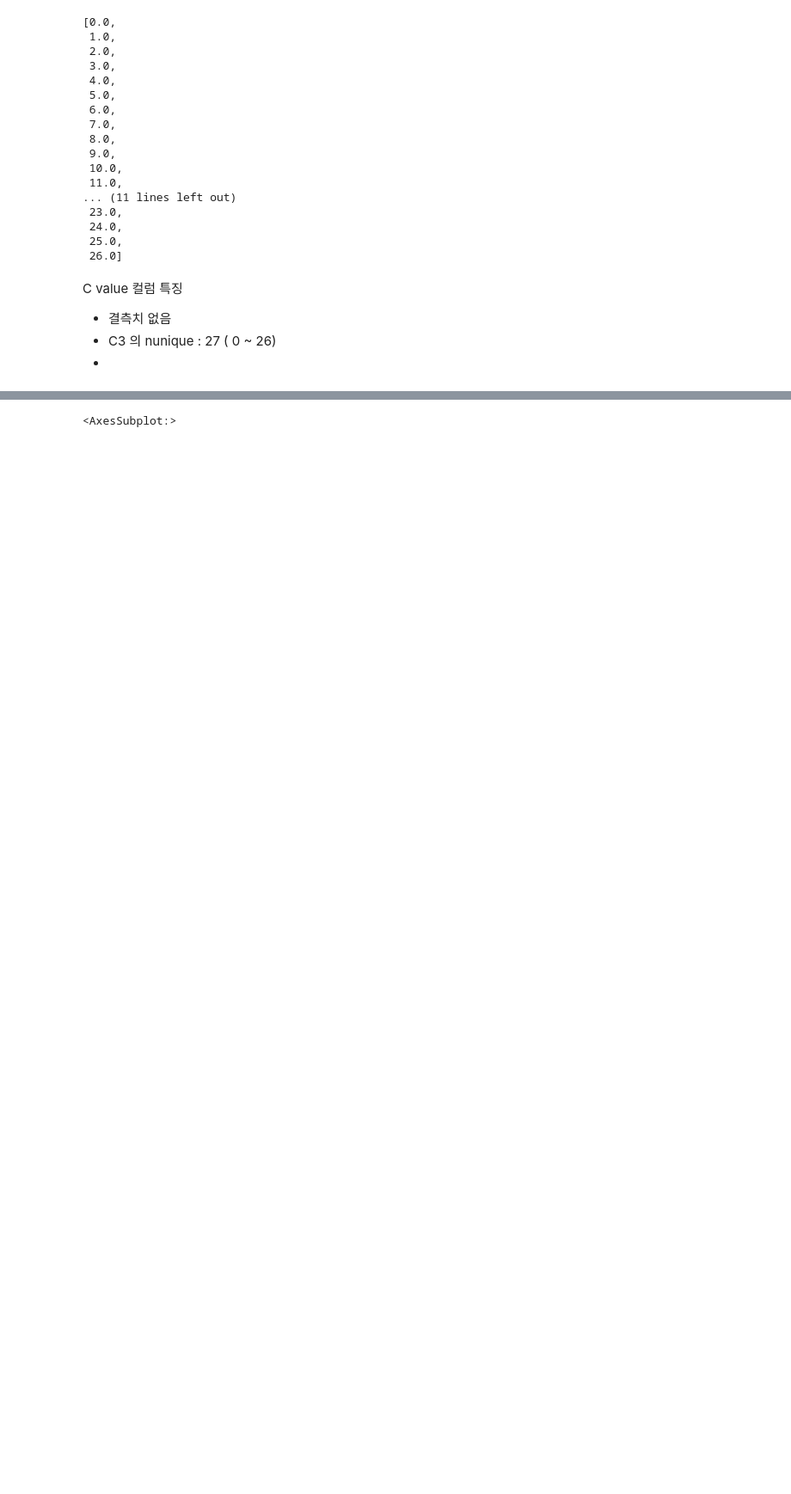
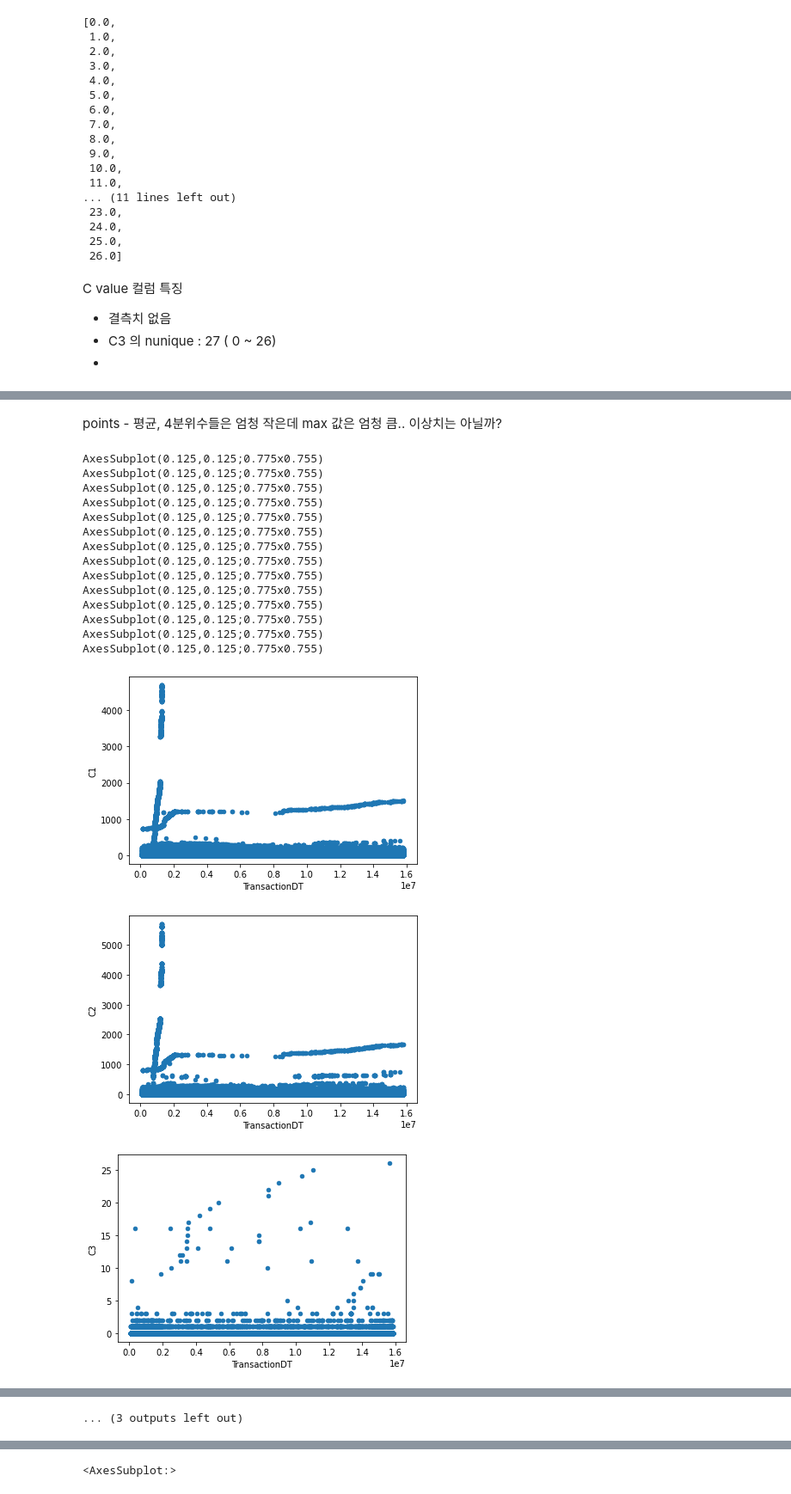
Before and after one commit to YI-Hongju/IEEE-CIS_Fraud_Detection, a Jupyter notebook: fraud_EDA_jieun.ipynb, the cells around one changed output, grey strips where cells are left out. Shown at 86% size. Saved outputs shown, nothing was run; the diff lists cells and outputs as text; code cells hidden in the pictures; blank space fills up the shorter version.

```diff
--- a/fraud_EDA_jieun.ipynb
+++ b/fraud_EDA_jieun.ipynb
@@ -142,0 +155,27 @@ C_corr
+# %% [markdown]
+points -
+평균, 4분위수들은 엄청 작은데 max 값은 엄청 큼.. 이상치는 아닐까?
+# %%
+#컬럼 별 분포 확인
+for i in range(1, 15):
+    figures = train_transaction.plot( 'TransactionDT', f'C{i}',"scatter")
+
+    print(figures)
+# %% [output]
+AxesSubplot(0.125,0.125;0.775x0.755)
+AxesSubplot(0.125,0.125;0.775x0.755)
+AxesSubplot(0.125,0.125;0.775x0.755)
+AxesSubplot(0.125,0.125;0.775x0.755)
+AxesSubplot(0.125,0.125;0.775x0.755)
+AxesSubplot(0.125,0.125;0.775x0.755)
+AxesSubplot(0.125,0.125;0.775x0.755)
+AxesSubplot(0.125,0.125;0.775x0.755)
+AxesSubplot(0.125,0.125;0.775x0.755)
+AxesSubplot(0.125,0.125;0.775x0.755)
+AxesSubplot(0.125,0.125;0.775x0.755)
+AxesSubplot(0.125,0.125;0.775x0.755)
+AxesSubplot(0.125,0.125;0.775x0.755)
+AxesSubplot(0.125,0.125;0.775x0.755)
+[figure, added]
+[figure, added]
+[figure, added]
@@ -142,0 +190 @@ C_corr
+... (3 outputs left out)
```
Also changed, not shown: parts of 48 cells of this notebook.
